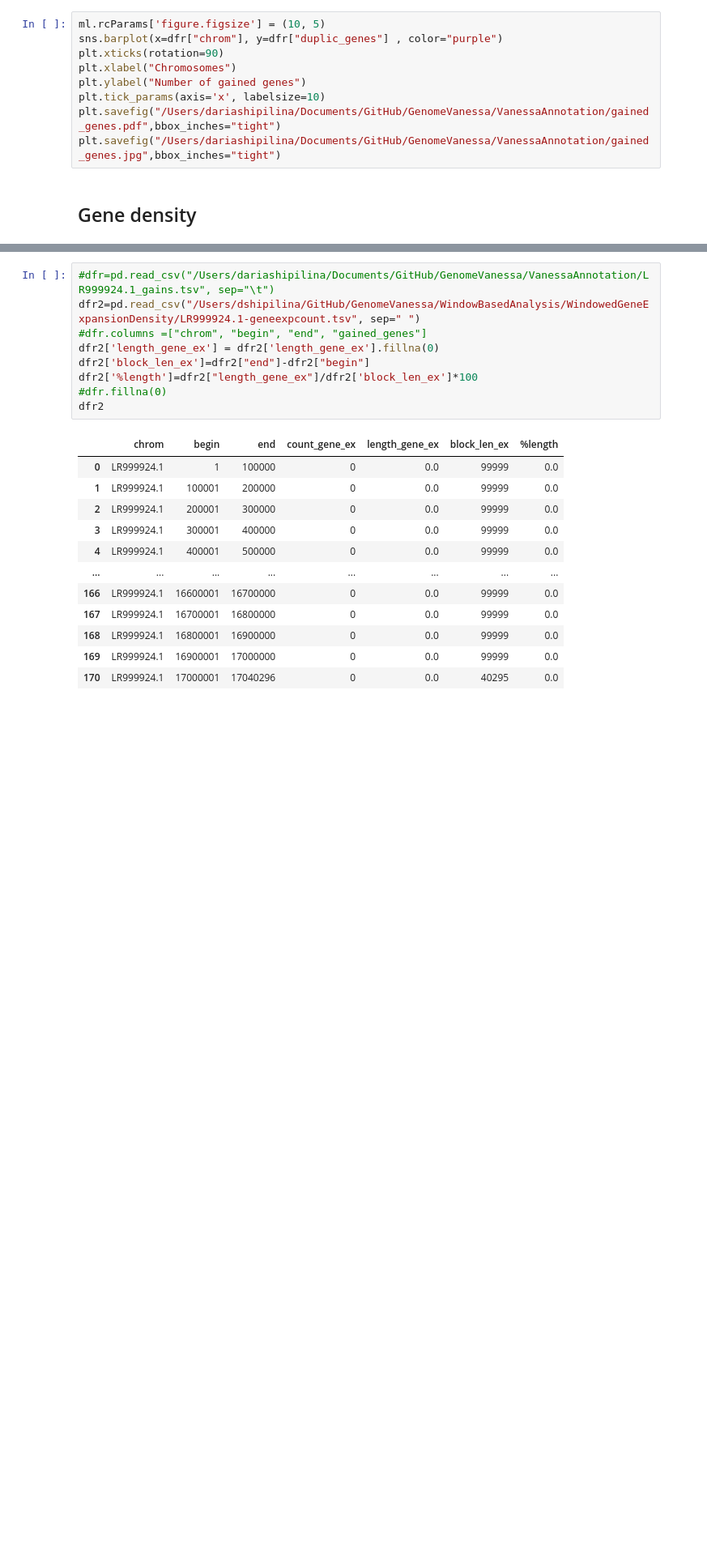
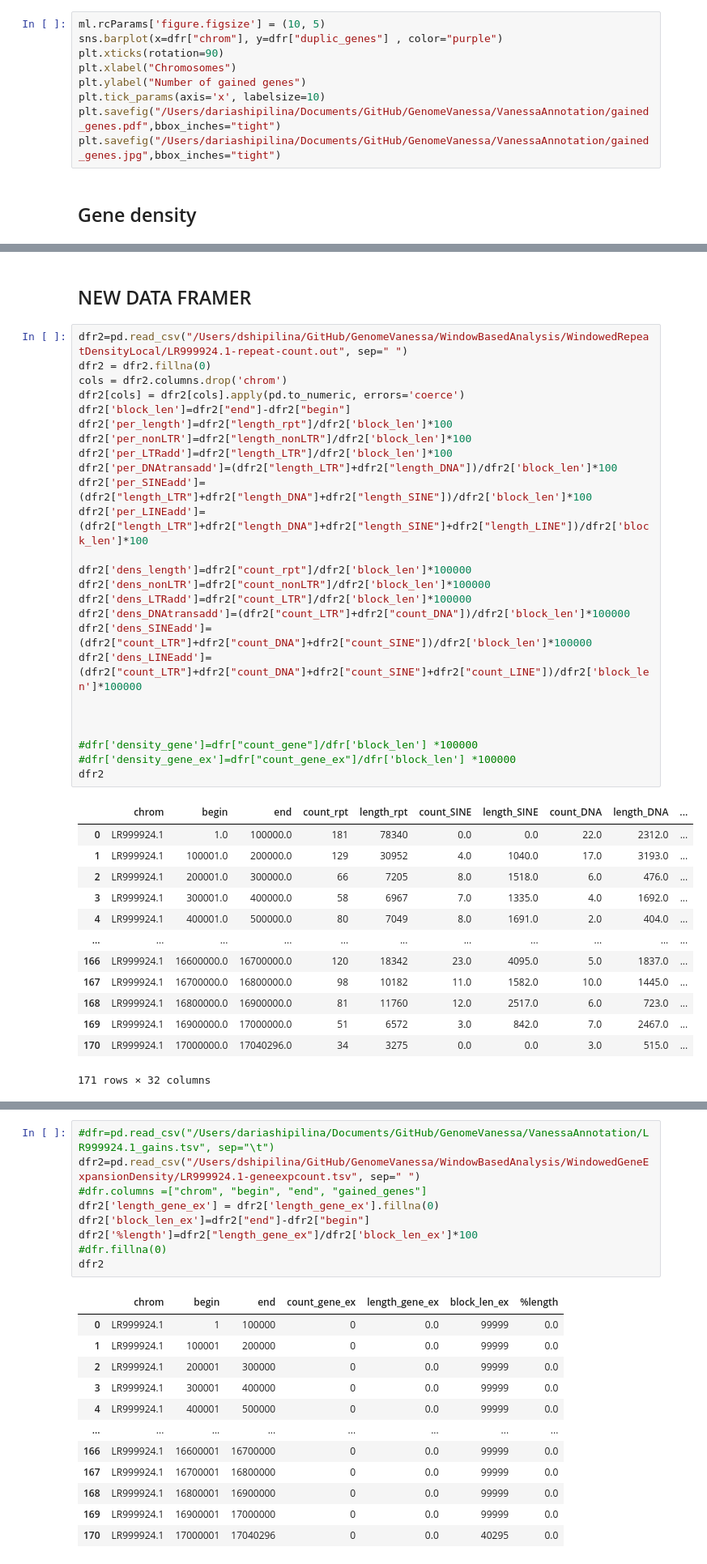
Before and after one commit to DaSh-bash/GenomeVanessa, a Jupyter notebook: Figures/VanessaGenomeFigures.ipynb, the cells around one changed output, grey strips where cells are left out. Shown: that part at 81% size. Drawn from its saved outputs; the diff is of its cells as text; blank space fills up the shorter version.

```diff
--- a/Figures/VanessaGenomeFigures.ipynb
+++ b/Figures/VanessaGenomeFigures.ipynb
@@ -591,0 +661,41 @@ dfr
+# %% [markdown]
+## NEW DATA FRAMER
+# %%
+dfr2=pd.read_csv("/Users/dshipilina/GitHub/GenomeVanessa/WindowBasedAnalysis/WindowedRepeatDensityLocal/LR999924.1-repeat-count.out", sep=" ")
+dfr2 = dfr2.fillna(0)
+cols = dfr2.columns.drop('chrom')
+dfr2[cols] = dfr2[cols].apply(pd.to_numeric, errors='coerce')
+dfr2['block_len']=dfr2["end"]-dfr2["begin"]
+dfr2['per_length']=dfr2["length_rpt"]/dfr2['block_len']*100
+dfr2['per_nonLTR']=dfr2["length_nonLTR"]/dfr2['block_len']*100
+dfr2['per_LTRadd']=dfr2["length_LTR"]/dfr2['block_len']*100
+dfr2['per_DNAtransadd']=(dfr2["length_LTR"]+dfr2["length_DNA"])/dfr2['block_len']*100
+dfr2['per_SINEadd']=(dfr2["length_LTR"]+dfr2["length_DNA"]+dfr2["length_SINE"])/dfr2['block_len']*100
+dfr2['per_LINEadd']=(dfr2["length_LTR"]+dfr2["length_DNA"]+dfr2["length_SINE"]+dfr2["length_LINE"])/dfr2['block_len']*100
+
+dfr2['dens_length']=dfr2["count_rpt"]/dfr2['block_len']*100000
+dfr2['dens_nonLTR']=dfr2["count_nonLTR"]/dfr2['block_len']*100000
+dfr2['dens_LTRadd']=dfr2["count_LTR"]/dfr2['block_len']*100000
+dfr2['dens_DNAtransadd']=(dfr2["count_LTR"]+dfr2["count_DNA"])/dfr2['block_len']*100000
+dfr2['dens_SINEadd']=(dfr2["count_LTR"]+dfr2["count_DNA"]+dfr2["count_SINE"])/dfr2['block_len']*100000
+dfr2['dens_LINEadd']=(dfr2["count_LTR"]+dfr2["count_DNA"]+dfr2["count_SINE"]+dfr2["count_LINE"])/dfr2['block_len']*100000
+
+
+
+#dfr['density_gene']=dfr["count_gene"]/dfr['block_len'] *100000
+#dfr['density_gene_ex']=dfr["count_gene_ex"]/dfr['block_len'] *100000
+dfr2
+# %% [output]
+|  | chrom | begin | end | count_rpt | length_rpt | count_SINE | length_SINE | count_DNA | length_DNA | ... |
+| 0 | LR999924.1 | 1.0 | 100000.0 | 181 | 78340 | 0.0 | 0.0 | 22.0 | 2312.0 | ... |
+| 1 | LR999924.1 | 100001.0 | 200000.0 | 129 | 30952 | 4.0 | 1040.0 | 17.0 | 3193.0 | ... |
+| 2 | LR999924.1 | 200001.0 | 300000.0 | 66 | 7205 | 8.0 | 1518.0 | 6.0 | 476.0 | ... |
+| 3 | LR999924.1 | 300001.0 | 400000.0 | 58 | 6967 | 7.0 | 1335.0 | 4.0 | 1692.0 | ... |
+| 4 | LR999924.1 | 400001.0 | 500000.0 | 80 | 7049 | 8.0 | 1691.0 | 2.0 | 404.0 | ... |
+| ... | ... | ... | ... | ... | ... | ... | ... | ... | ... | ... |
+| 166 | LR999924.1 | 16600000.0 | 16700000.0 | 120 | 18342 | 23.0 | 4095.0 | 5.0 | 1837.0 | ... |
+| 167 | LR999924.1 | 16700000.0 | 16800000.0 | 98 | 10182 | 11.0 | 1582.0 | 10.0 | 1445.0 | ... |
+| 168 | LR999924.1 | 16800000.0 | 16900000.0 | 81 | 11760 | 12.0 | 2517.0 | 6.0 | 723.0 | ... |
+| 169 | LR999924.1 | 16900000.0 | 17000000.0 | 51 | 6572 | 3.0 | 842.0 | 7.0 | 2467.0 | ... |
+| 170 | LR999924.1 | 17000000.0 | 17040296.0 | 34 | 3275 | 0.0 | 0.0 | 3.0 | 515.0 | ... |
+171 rows × 32 columns
```
Also changed, not shown: parts of 9 cells of this notebook, 1 other file.
